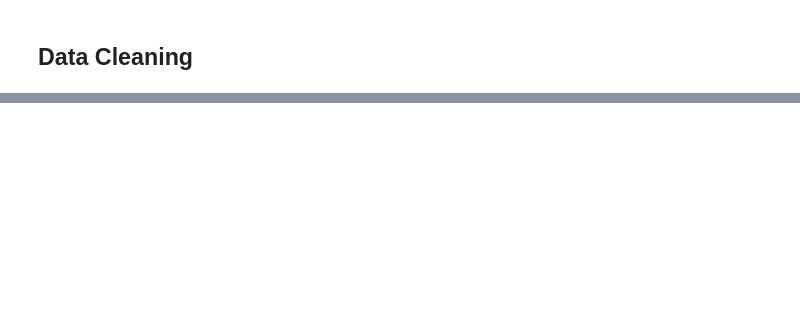
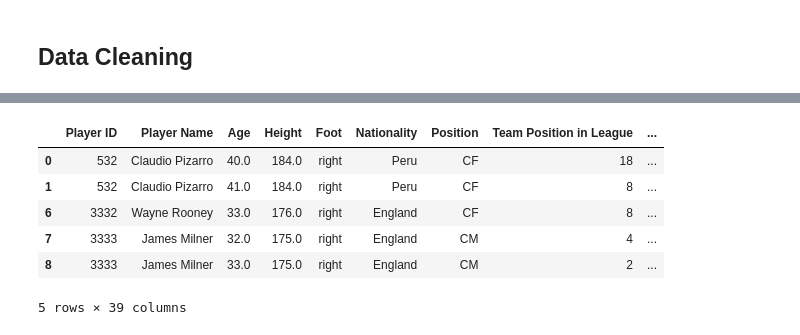
Before and after one commit to l3wandowskyy/Pricing-Footballers-Master, a Jupyter notebook: preditict_value_footballer.ipynb, the cells around one changed output, grey strips where cells are left out. Saved outputs shown, nothing was run; the diff lists cells and outputs as text; code cells hidden in the pictures; blank space fills up the shorter version.

```diff
--- a/preditict_value_footballer.ipynb
+++ b/preditict_value_footballer.ipynb
@@ -158,0 +185,4 @@ Index(['Player ID', 'Player Name', 'Nationality', 'Team Position in League',
+# %%
+# Filter players who played more matches and minutes than the first quartile (Q1)
+players = players[(players["Matches (Season)"] > q1_matches) & (players["Minutes (Season)"] > q1_minutes)]
+players.shape
@@ -158,0 +275,19 @@ Index(['Player ID', 'Player Name', 'Nationality', 'Team Position in League',
+# %%
+# Calculate age of player
+def calculate_age_player(players):
+
+    players['Birth Date'] = pd.to_datetime(players['Birth Date'], errors='coerce')
+
+    season_dict = {'17/18': 2018, '18/19': 2019, '19/20': 2020, '20/21': 2021, '21/22': 2022, '22/23': 2023}
+
+    players['Season'] = players['Season'].astype(str)
+    players['End of Season'] = players['Season'].map(season_dict)
+
+    players['Age'] = players['End of Season'] - players['Birth Date'].dt.year
+
+    players.drop(columns=['End of Season', 'Birth Date'], inplace=True)
+
+    return players
+
+players = calculate_age_player(players)
+players.head()
@@ -158,0 +302,29 @@ Index(['Player ID', 'Player Name', 'Nationality', 'Team Position in League',
+# %%
+# New column order
+new_column_order = [
+    "Player ID", "Player Name", "Age", "Height", "Foot", "Nationality", "Position",
+    "Team Position in League", "UEFA league ranking", "Season", "Match Participation Rate",
+    "Minutes Participation Rate", "Goals per Match", "Goals per 90 Minutes",
+    "Goal Contribution per Match", "Goal Contribution per 90 Minutes",
+    "Expected Goals per Match", "Expected Goals per 90 Minutes",
+    "Assists per Match", "Assists per 90 Minutes",
+    "Expected Assists per Match", "Expected Assists per 90 Minutes",
+    "Shots per Match", "Shots per 90 Minutes", "Key Passes per Match",
+    "Key Passes per 90 Minutes", "Yellow Cards per Match", "Yellow Cards per 90 Minutes",
+    "Red Cards per Match", "Red Cards per 90 Minutes", "Non-Penalty Goals per Match",
+    "Non-Penalty Goals per 90 Minutes", "Non-Penalty Expected Goals per Match",
+    "Non-Penalty Expected Goals per 90 Minutes", "xG Chain per Match",
+    "xG Chain per 90 Minutes", "xG Buildup per Match", "xG Buildup per 90 Minutes",
+    "Market Value"
+]
+
+players = players[new_column_order]
+players.head()
+# %% [output]
+|  | Player ID | Player Name | Age | Height | Foot | Nationality | Position | Team Position in League | ... |
+| 0 | 532 | Claudio Pizarro | 40.0 | 184.0 | right | Peru | CF | 18 | ... |
+| 1 | 532 | Claudio Pizarro | 41.0 | 184.0 | right | Peru | CF | 8 | ... |
+| 6 | 3332 | Wayne Rooney | 33.0 | 176.0 | right | England | CF | 8 | ... |
+| 7 | 3333 | James Milner | 32.0 | 175.0 | right | England | CM | 4 | ... |
+| 8 | 3333 | James Milner | 33.0 | 175.0 | right | England | CM | 2 | ... |
+5 rows × 39 columns
```
Also changed, not shown: parts of 14 cells of this notebook.
